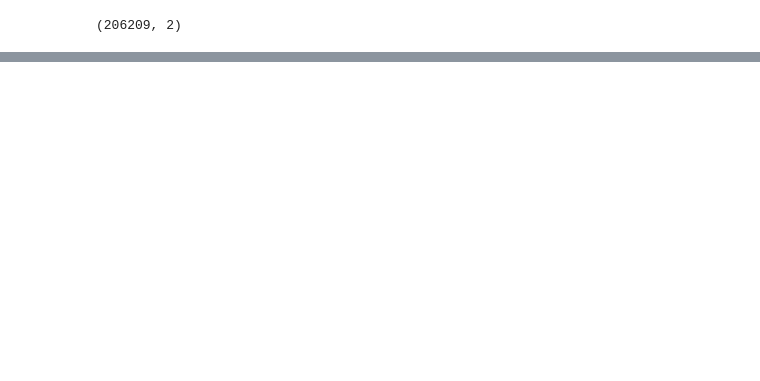
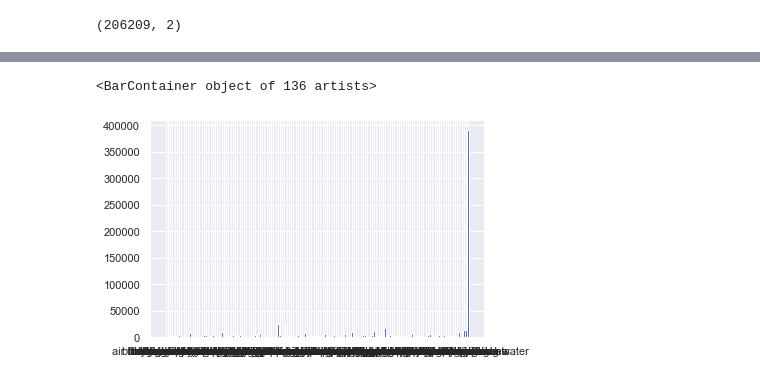
Before and after one commit to jinzhih/cluster, a Jupyter notebook: cluster.ipynb, the cells around one changed output, grey strips where cells are left out. Saved outputs shown, nothing was run; the diff lists cells and outputs as text; code cells hidden in the pictures; blank space fills up the shorter version.

```diff
--- a/cluster.ipynb
+++ b/cluster.ipynb
@@ -228,0 +450,2 @@ plt.show()
+# %%
+date_temp=data1.iloc[-1:].reset_index()
@@ -228,0 +458,3 @@ plt.show()
+# %%
+date_temp=date_temp.iloc[:,1:]
+date_temp
@@ -228,0 +465,3 @@ plt.show()
+# %%
+date_temp = date_temp.T
+date_temp
@@ -228,0 +482,3 @@ plt.show()
+# %%
+date_temp.sort_values(by=[0],ascending=False,inplace=True,)
+date_temp
@@ -228,0 +499,9 @@ plt.show()
+# %%
+import matplotlib.pyplot as plt
+
+name_list = labels
+num_list = date_temp[0]
+plt.bar(range(len(num_list)), num_list,tick_label=name_list)
+# %% [output]
+<BarContainer object of 136 artists>
+[figure, added]
```
Also changed, not shown: parts of 73 cells of this notebook.
